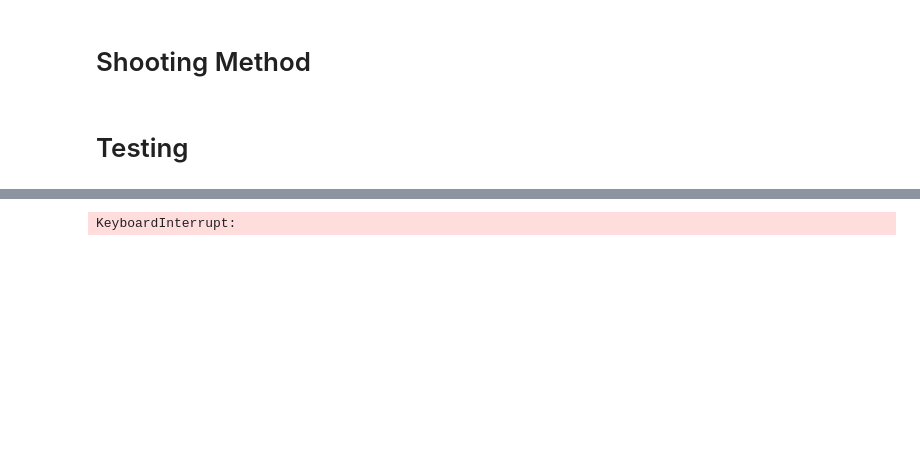
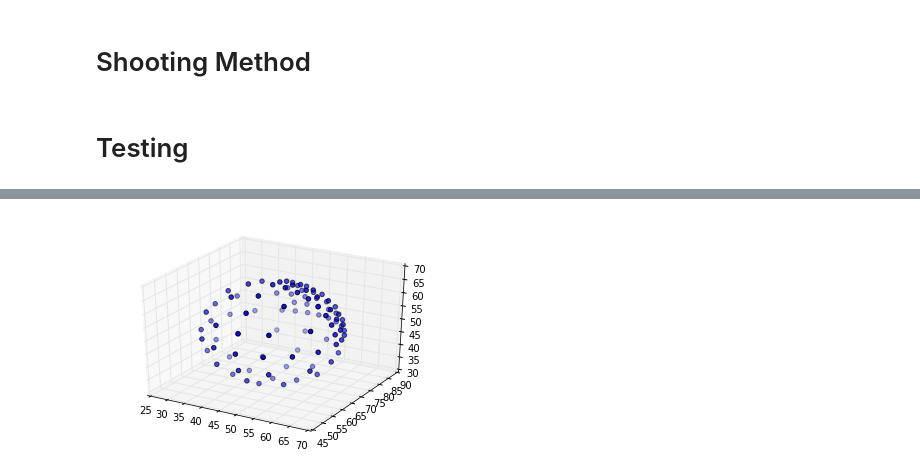
Before and after one commit to Nesus/TallerMM, a Jupyter notebook: Form Evolution Problem.ipynb, the cells around one changed output, grey strips where cells are left out. Saved outputs shown, nothing was run; the diff lists cells and outputs as text; code cells hidden in the pictures; blank space fills up the shorter version.

Commit message:
Added odeint and plot solution

```diff
--- a/Form Evolution Problem.ipynb
+++ b/Form Evolution Problem.ipynb
@@ -176,21 +176,22 @@ def shootingMethod(x_a, x_b, alpha0, steps, sigma):
 # Testing
 # %%
 sigma = 6.5 * (2**0.5)
-X = np.loadtxt('data/sphere_x.txt')
-Y = np.loadtxt('data/sphere_y.txt')
-Z = np.loadtxt('data/sphere_z.txt')
+cut = 100
+X = np.loadtxt('data/sphere_x.txt')[:cut]
+Y = np.loadtxt('data/sphere_y.txt')[:cut]
+Z = np.loadtxt('data/sphere_z.txt')[:cut]
 
 X0 = np.dstack((X,Y,Z))[0]
 
-XF = np.loadtxt('data/vent_x.txt')
-YF = np.loadtxt('data/vent_y.txt')
-ZF = np.loadtxt('data/vent_z.txt')
+XF = np.loadtxt('data/vent_x.txt')[:cut]
+YF = np.loadtxt('data/vent_y.txt')[:cut]
+ZF = np.loadtxt('data/vent_z.txt')[:cut]
 
 X1 = np.dstack((XF,YF,ZF))[0]
 
-A = np.loadtxt('data/alpha0_x.txt')
-B = np.loadtxt('data/alpha0_y.txt')
-C = np.loadtxt('data/alpha0_z.txt')
+A = np.loadtxt('data/alpha0_x.txt')[:cut]
+B = np.loadtxt('data/alpha0_y.txt')[:cut]
+C = np.loadtxt('data/alpha0_z.txt')[:cut]
 
 alpha_sol = np.dstack((A,B,C))[0]
 # %%
@@ -228,11 +229,21 @@ n,m = X0.shape
 X_lineal = np.reshape(X0.T, (n*m))
 alpha_lineal = np.reshape(alpha_sol.T, (n*m))
 vector = np.hstack([X_lineal,alpha_lineal])
-t = np.linspace(0,1,3)
+t = np.linspace(0,1,100)
 g = lambda y,t: f(y,sigma)
 matrix = odeint(g,vector,t)
 # %%
-alpha0 = np.random.random(X0.shape[0]* X0.shape[1])
-alpha = shootingMethod(X0, X1, alpha0, 3, sigma)
+#alpha0 = np.random.random(X0.shape[0]* X0.shape[1])
+#alpha = shootingMethod(X0, X1, alpha0, 3, sigma)
-# %% [output]
-KeyboardInterrupt:
+# %%
+%matplotlib inline
+vector = matrix[-1]
+positions, momentums = np.split(vector,2)
+positions = np.reshape(positions,(3,len(positions)/3)).T
+momentums = np.reshape(momentums,(3,len(momentums)/3)).T
+fig = plt.figure()
+ax = fig.add_subplot(111, projection='3d')
+ax.scatter(positions[:,0],positions[:,1],positions[:,2])
+plt.show()
+# %% [output]
+[figure, added]
```
Also changed, not shown: parts of 4 cells of this notebook, 2 other files.
